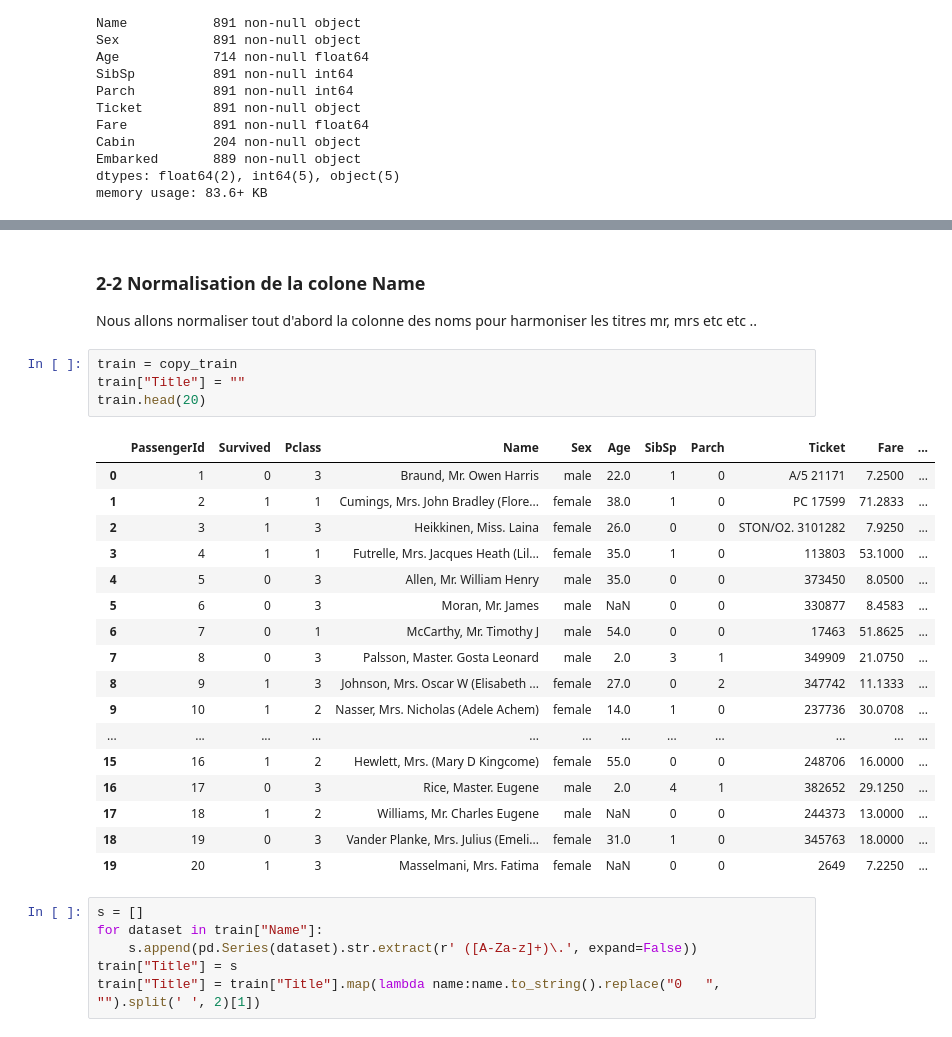
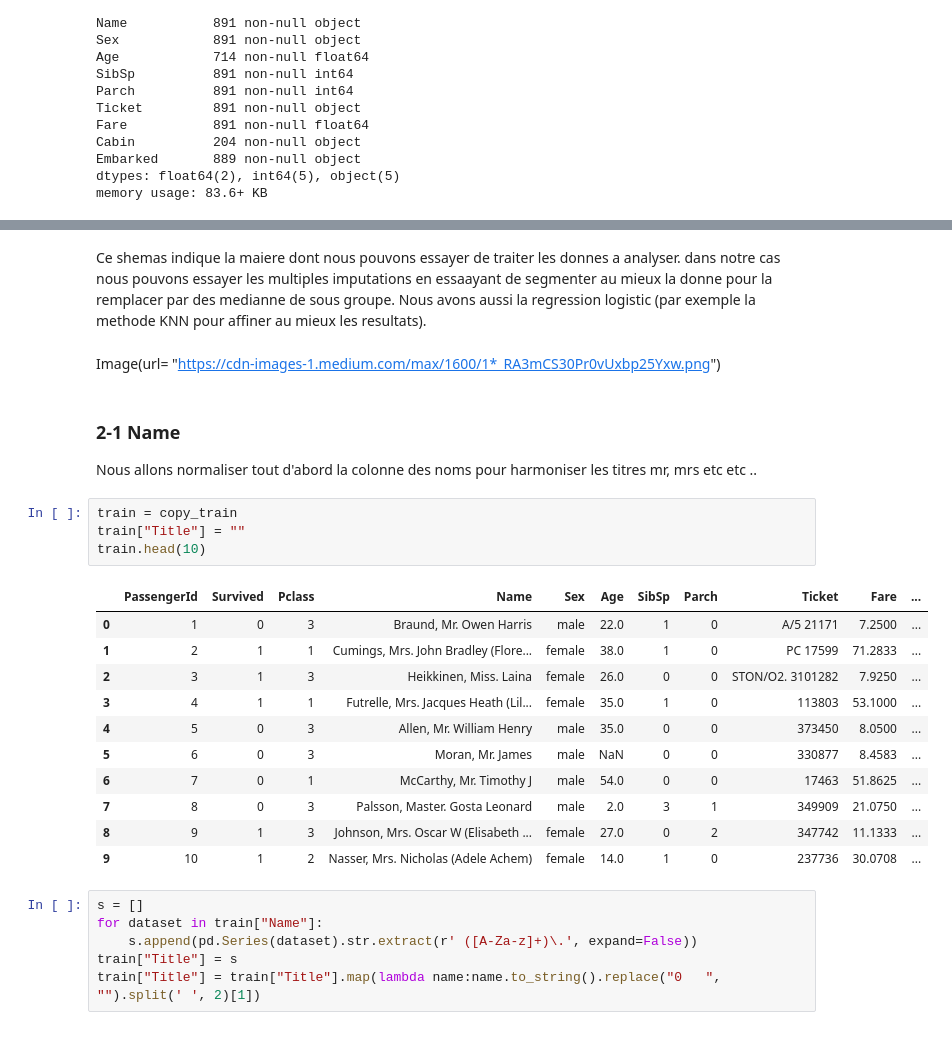
Before and after one commit to Kaiiim/kaggle-titanic, a Jupyter notebook: Titanic-v1.ipynb, the cells around one changed output, grey strips where cells are left out. Saved outputs shown, nothing was run; the diff lists cells and outputs as text.

```diff
--- a/Titanic-v1.ipynb
+++ b/Titanic-v1.ipynb
@@ -134,28 +141,27 @@ memory usage: 83.6+ KB
+# %% [markdown]
+Ce shemas indique la maiere dont nous pouvons essayer de traiter les donnes a analyser.
+dans notre cas nous pouvons essayer les multiples imputations en essaayant de segmenter au mieux la donne pour la remplacer par des medianne de sous groupe. Nous avons aussi la regression logistic (par exemple la methode KNN pour affiner au mieux les resultats).
+# %% [markdown]
+Image(url= "https://cdn-images-1.medium.com/max/1600/1*_RA3mCS30Pr0vUxbp25Yxw.png")
 # %% [markdown]
-### 2-2 Normalisation de la colone Name
+### 2-1 Name
 Nous allons normaliser tout d'abord la colonne des noms pour harmoniser les titres mr, mrs etc etc ..
 # %%
 train = copy_train
 train["Title"] = ""
-train.head(20)
+train.head(10)
 # %% [output]
 |  | PassengerId | Survived | Pclass | Name | Sex | Age | SibSp | Parch | Ticket | Fare | ... |
 | 0 | 1 | 0 | 3 | Braund, Mr. Owen Harris | male | 22.0 | 1 | 0 | A/5 21171 | 7.2500 | ... |
 | 1 | 2 | 1 | 1 | Cumings, Mrs. John Bradley (Flore... | female | 38.0 | 1 | 0 | PC 17599 | 71.2833 | ... |
 | 2 | 3 | 1 | 3 | Heikkinen, Miss. Laina | female | 26.0 | 0 | 0 | STON/O2. 3101282 | 7.9250 | ... |
 | 3 | 4 | 1 | 1 | Futrelle, Mrs. Jacques Heath (Lil... | female | 35.0 | 1 | 0 | 113803 | 53.1000 | ... |
 | 4 | 5 | 0 | 3 | Allen, Mr. William Henry | male | 35.0 | 0 | 0 | 373450 | 8.0500 | ... |
 | 5 | 6 | 0 | 3 | Moran, Mr. James | male | NaN | 0 | 0 | 330877 | 8.4583 | ... |
 | 6 | 7 | 0 | 1 | McCarthy, Mr. Timothy J | male | 54.0 | 0 | 0 | 17463 | 51.8625 | ... |
 | 7 | 8 | 0 | 3 | Palsson, Master. Gosta Leonard | male | 2.0 | 3 | 1 | 349909 | 21.0750 | ... |
 | 8 | 9 | 1 | 3 | Johnson, Mrs. Oscar W (Elisabeth ... | female | 27.0 | 0 | 2 | 347742 | 11.1333 | ... |
 | 9 | 10 | 1 | 2 | Nasser, Mrs. Nicholas (Adele Achem) | female | 14.0 | 1 | 0 | 237736 | 30.0708 | ... |
-| ... | ... | ... | ... | ... | ... | ... | ... | ... | ... | ... | ... |
-| 15 | 16 | 1 | 2 | Hewlett, Mrs. (Mary D Kingcome) | female | 55.0 | 0 | 0 | 248706 | 16.0000 | ... |
-| 16 | 17 | 0 | 3 | Rice, Master. Eugene | male | 2.0 | 4 | 1 | 382652 | 29.1250 | ... |
-| 17 | 18 | 1 | 2 | Williams, Mr. Charles Eugene | male | NaN | 0 | 0 | 244373 | 13.0000 | ... |
-| 18 | 19 | 0 | 3 | Vander Planke, Mrs. Julius (Emeli... | female | 31.0 | 1 | 0 | 345763 | 18.0000 | ... |
-| 19 | 20 | 1 | 3 | Masselmani, Mrs. Fatima | female | NaN | 0 | 0 | 2649 | 7.2250 | ... |
 # %%
 s = []
 for dataset in train["Name"]:
```
Also changed, not shown: parts of 21 cells of this notebook.
